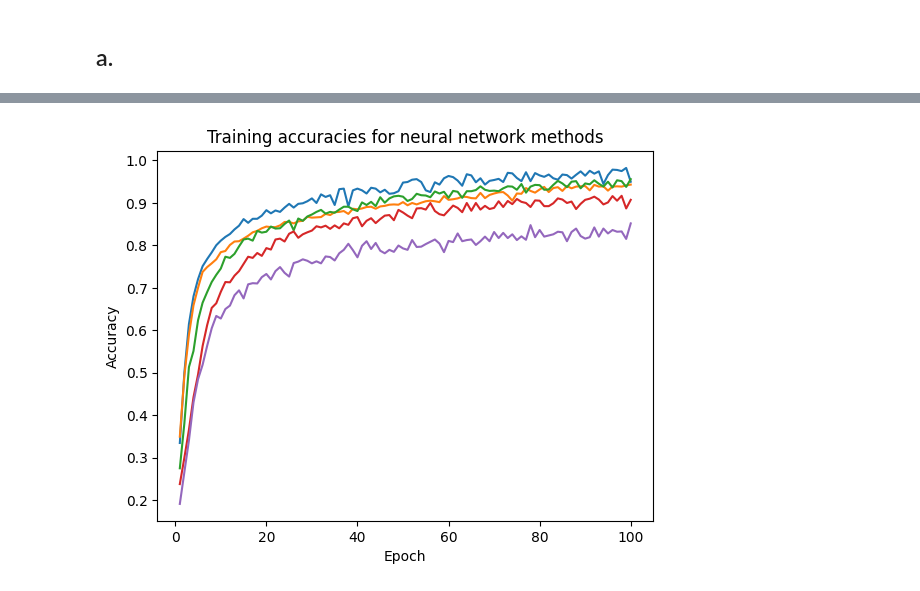
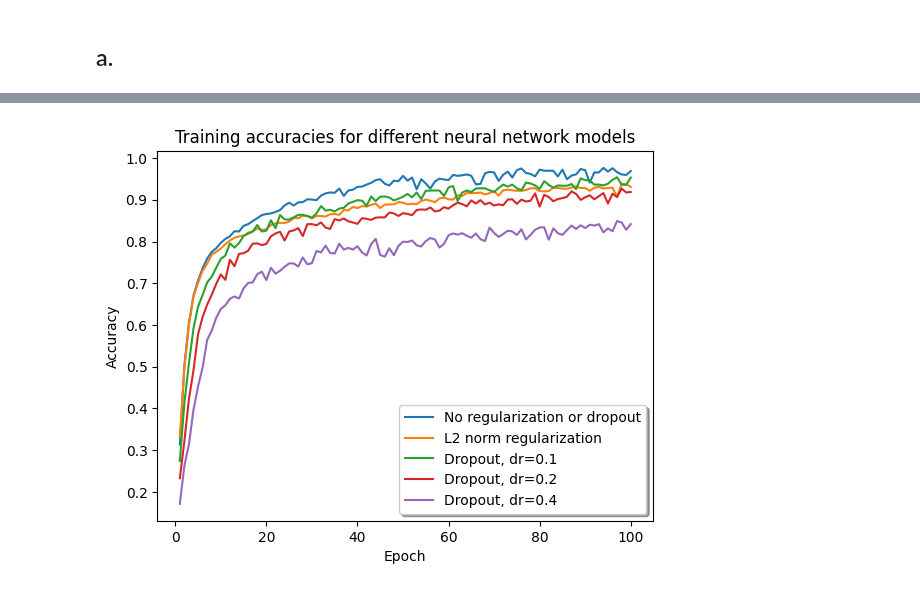
Before and after one commit to softwareJengineer/DSC-445-hw, a Jupyter notebook: HW2.ipynb, the cells around one changed output, grey strips where cells are left out. Saved outputs shown, nothing was run; the diff lists cells and outputs as text; code cells hidden in the pictures.

```diff
--- a/HW2.ipynb
+++ b/HW2.ipynb
@@ -158,7 +160,10 @@ Based on the output values for each epoch, the first epoch had an accuracy of 0.
 ## f.
 # %%
 set_random_seed(randstate)
+set_seed(randstate)
 
+model = Sequential()
+model.add(Dense(len(C),activation='softmax'))
 model.compile(loss='sparse_categorical_crossentropy',optimizer='Adam',metrics=['accuracy'])
 model.fit(X_train, y_train, batch_size=5, epochs=100)
 model.evaluate(X_test, y_test)
@@ -257,11 +281,13 @@ Assuming using Adam as the optimizer, a batch size of 5, and 100 epochs, the tra
 from tensorflow.keras.regularizers import L2
 
 set_random_seed(randstate)
+set_seed(randstate)
+
 model = Sequential()
 c=0.002
 model.add(Dense(200,activation='relu', kernel_regularizer=L2(c), bias_regularizer=L2(c)))
 model.add(Dense(200,activation='relu', kernel_regularizer=L2(c), bias_regularizer=L2(c)))
-model.add(Dense(7,activation='softmax'))
+model.add(Dense(7,activation='softmax',kernel_regularizer=L2(c), bias_regularizer=L2(c)))
 
 model.compile(loss='sparse_categorical_crossentropy',optimizer='Adam',metrics=['accuracy'])
 model.fit(X_train, y_train, batch_size=5, epochs=100)
@@ -400,16 +439,16 @@ Epoch 100/100
 # %%
 import matplotlib.pyplot as plt
 
 x = np.arange(1,101)
-plt.plot(x, tr_acc_1)
-plt.plot(x, tr_acc_2)
-plt.plot(x, tr_acc_3)
-plt.plot(x, tr_acc_4)
-plt.plot(x, tr_acc_5)
-plt.title("Training accuracies for neural network methods")
+plt.plot(x, tr_acc_1, label="No regularization or dropout")
+plt.plot(x, tr_acc_2, label="L2 norm regularization")
+plt.plot(x, tr_acc_3, label="Dropout, dr=0.1")
+plt.plot(x, tr_acc_4, label="Dropout, dr=0.2")
+plt.plot(x, tr_acc_5, label="Dropout, dr=0.4")
+plt.title("Training accuracies for different neural network models")
 plt.xlabel("Epoch")
 plt.ylabel("Accuracy")
-ax1.legend(shadow=True, fancybox=True)
+plt.legend(shadow=True, fancybox=True)
 plt.show()
 # %% [output]
-[figure, old version]
+[figure, new version]
```
Also changed, not shown: parts of 16 cells of this notebook.
